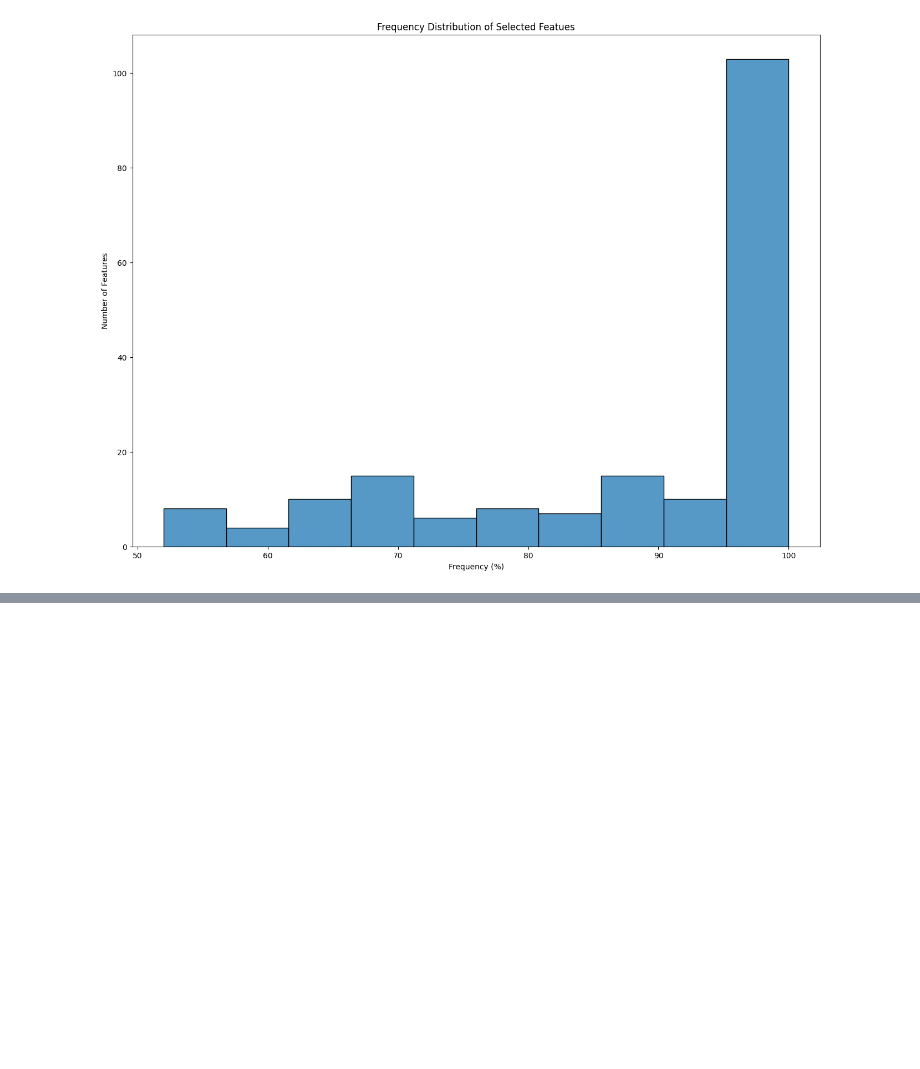
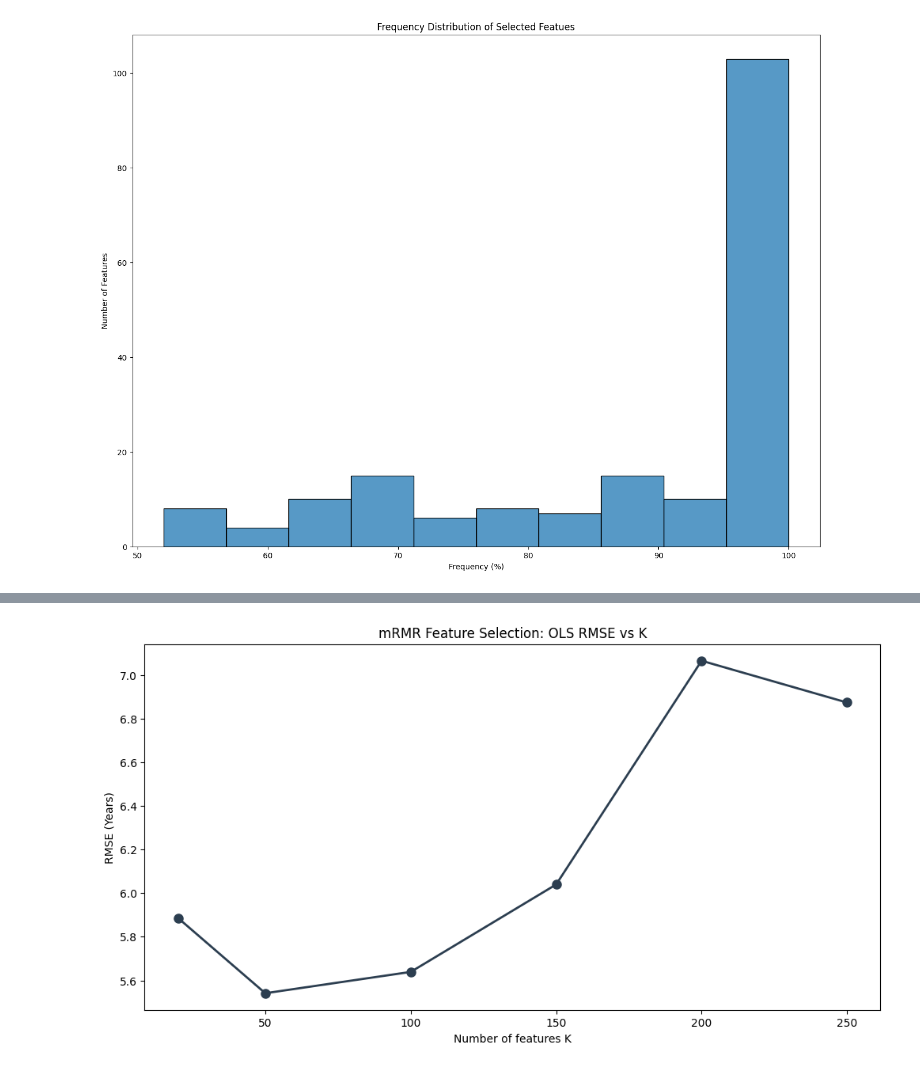
Before and after one commit to xanthippilouka/MLCB_Assignment1_Louka, a Jupyter notebook: notebooks/feature_selection.ipynb, the cells around one changed output, grey strips where cells are left out. Cells and saved outputs as stored; diff of their text form; code cells hidden in the pictures; blank space fills up the shorter version.

```diff
--- a/notebooks/feature_selection.ipynb
+++ b/notebooks/feature_selection.ipynb
@@ -116,0 +176,13 @@ The number of stable features selected is: 186
+# %%
+#RMSE Boxplot for the OLS RMSE for each k value
+plt.figure(figsize=(12,6))
+plt.plot(results_k['K'], results_k['RMSE'],
+         marker='o', linestyle='-', color='#2c3e50',
+         linewidth=2, markersize=8, label='Validation RMSE')
+plt.title('mRMR Feature Selection: OLS RMSE vs K')
+plt.xlabel('Number of features K')
+plt.ylabel('RMSE (Years)')
+plt.savefig('../figures/Task3_Figures/RMSE_OLS_vs_K.png', dpi=300, bbox_inches='tight')
+plt.show()
+# %% [output]
+[figure, added]
```
Also changed, not shown: parts of 10 cells of this notebook, 5 other files.
